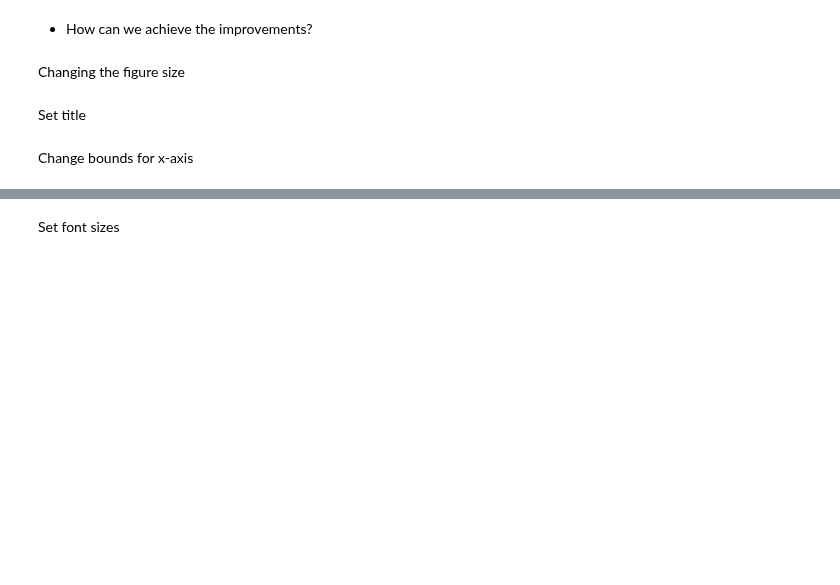
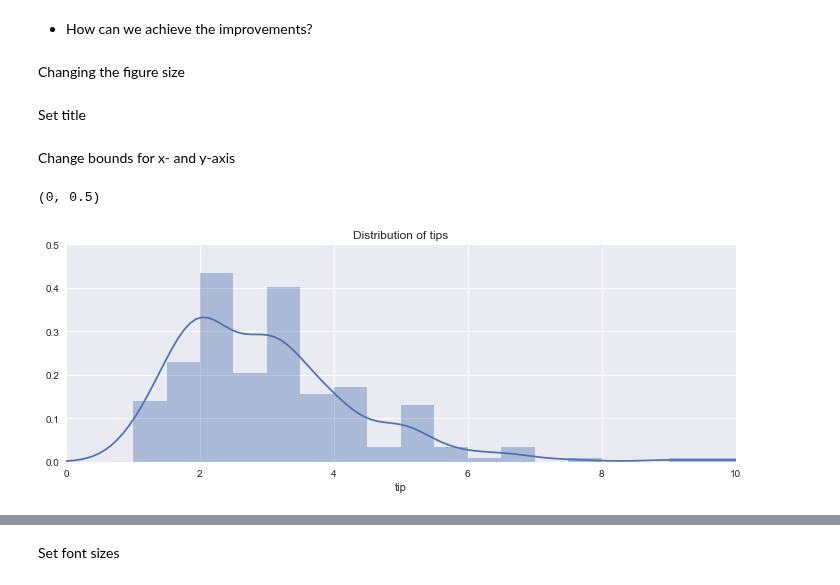
Before and after one commit to snorreralund/sds, a Jupyter notebook: slides/plotting.ipynb, the cells around one changed output, grey strips where cells are left out. Saved outputs shown, nothing was run; the diff lists cells and outputs as text; code cells hidden in the pictures; blank space fills up the shorter version.

```diff
--- a/slides/plotting.ipynb
+++ b/slides/plotting.ipynb
@@ -172,10 +181,14 @@ sns.distplot(a=tips.tip,
              ax=ax)
 ax.set_title('Distribution of tips') # setting the title
 # %% [markdown]
-Change bounds for x-axis
+Change bounds for x- and y-axis
 # %%
-f,ax = plt.subplots(figsize=(10,6))
+f,ax = plt.subplots(figsize=(12,4))
 sns.distplot(a=tips.tip,
              ax=ax)
 ax.set_title('Distribution of tips')
 ax.set_xlim(0,10) # set limits for x-axis
+ax.set_ylim(0,.5) # set limits for y-axis
+# %% [output]
+(0, 0.5)
+[figure, added]
```
Also changed, not shown: parts of 26 cells of this notebook, 1 other file.
